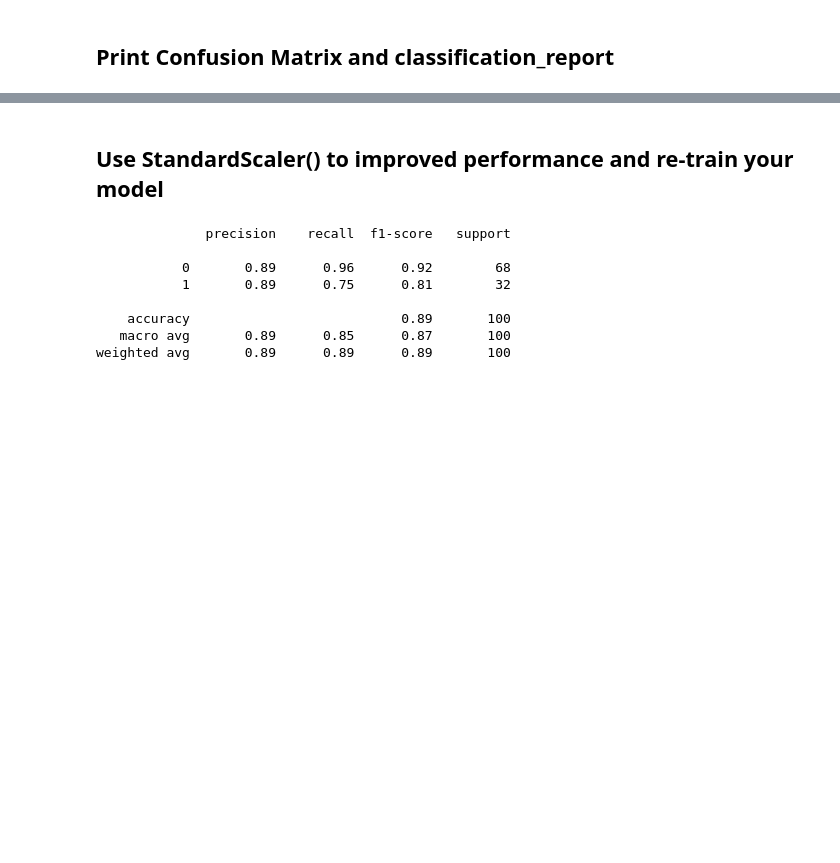
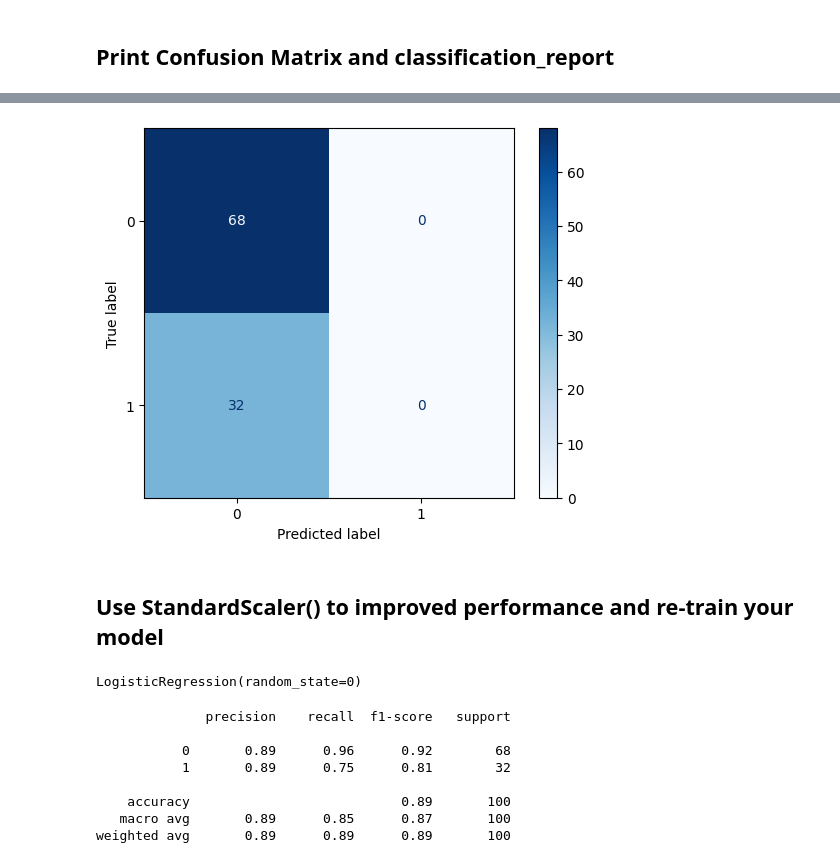
Before and after one commit to Tuwaiq-Data-Science-Bootcamp-V3/Logistic-Regression-Lab1, a Jupyter notebook: LogisticRegression_Assignment.ipynb, the cells around one changed output, grey strips where cells are left out. Saved outputs shown, nothing was run; the diff lists cells and outputs as text; code cells hidden in the pictures; blank space fills up the shorter version.

```diff
--- a/LogisticRegression_Assignment.ipynb
+++ b/LogisticRegression_Assignment.ipynb
@@ -65,5 +73,10 @@ Name: Purchased, dtype: int64
 # First: Logistic Regression model
 # %% [markdown]
 ## Split the dataset into Training set and Test set with test_size = 0.25 and random_state = 0
+# %%
+x_train, x_test, y_train, y_test = train_test_split(x, y, test_size=0.25, random_state =0)
 # %% [markdown]
 ## Train the model with random_state = 0
+# %%
+lr = LogisticRegression()
+lr.fit(x_train,y_train)
@@ -76,0 +87,3 @@ Name: Purchased, dtype: int64
+# %%
+pred = lr.predict(x_test)
+print(pred)
@@ -119,0 +123,3 @@ plot_confusion_matrix(classifier, X=X_test, y_true=y_test, cmap='Blues');
+# %%
+mc= confusion_matrix(y_test,pred)
+mc
@@ -120,2 +141,17 @@ plot_confusion_matrix(classifier, X=X_test, y_true=y_test, cmap='Blues');
+# %%
+from sklearn.metrics import confusion_matrix, ConfusionMatrixDisplay
+disp = ConfusionMatrixDisplay(confusion_matrix=mc,display_labels=lr.classes_)
+disp.plot(cmap='Blues');
+# %% [output]
+[figure, added]
 # %% [markdown]
 ## Use StandardScaler() to improved performance and re-train your model
+# %%
+from sklearn.preprocessing import StandardScaler
+scale = StandardScaler()
+X_train = scale.fit_transform(x_train)
+X_test = scale.transform(x_test)
+lr2 = LogisticRegression(random_state=0)
+lr2.fit(X_train, y_train)
+# %% [output]
+LogisticRegression(random_state=0)
```
Also changed, not shown: parts of 27 cells of this notebook.
